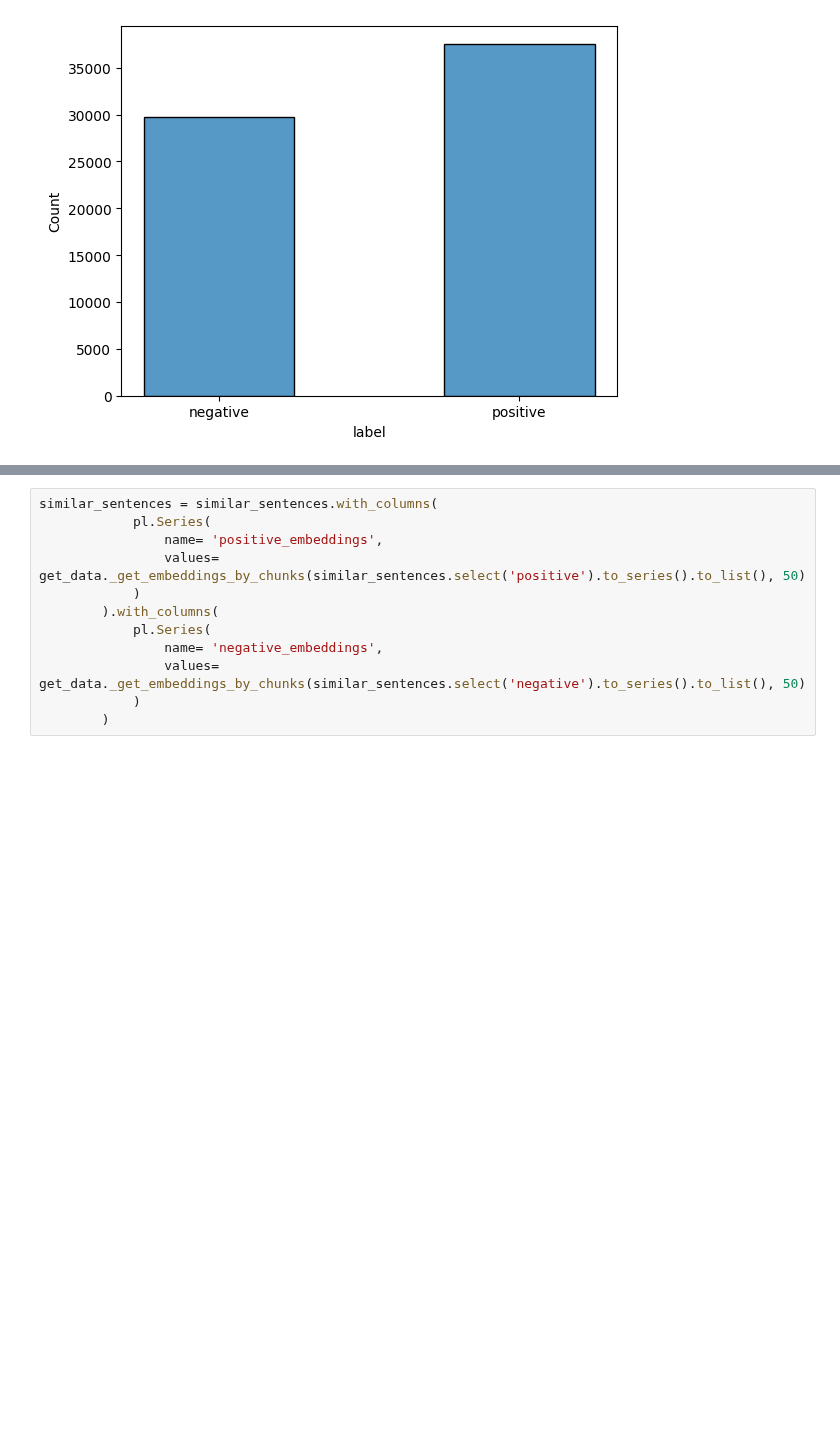
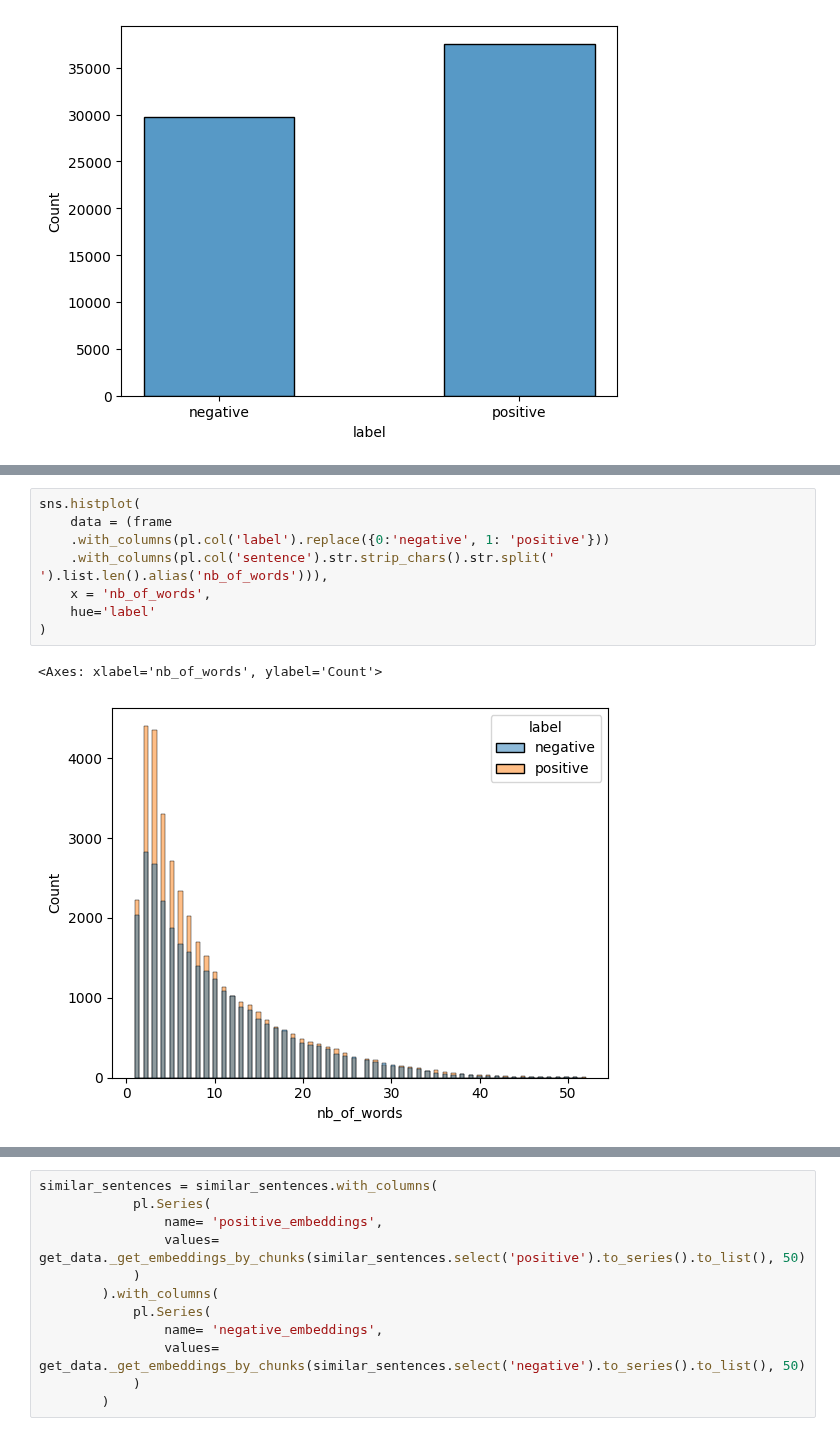
Before and after one commit to faunebl/thesis, a Jupyter notebook: importing_new_db.ipynb, the cells around one changed output, grey strips where cells are left out. Cells and saved outputs as stored; diff of their text form; blank space fills up the shorter version.

```diff
--- a/importing_new_db.ipynb
+++ b/importing_new_db.ipynb
@@ -44,6 +46,17 @@ shape: (9, 3)
 | "50%" | null | null |
 | "75%" | null | null |
 | "max" | "zzzzzzzzz " | "zoom ! " |
+# %%
+sns.histplot(
+    data = (frame
+    .with_columns(pl.col('label').replace({0:'negative', 1: 'positive'}))
+    .with_columns(pl.col('sentence').str.strip_chars().str.split(' ').list.len().alias('nb_of_words'))),
+    x = 'nb_of_words',
+    hue='label'
+)
+# %% [output]
+<Axes: xlabel='nb_of_words', ylabel='Count'>
+[figure, added]
 # %%
 similar_sentences = (
     frame
```
Also changed, not shown: parts of 13 cells of this notebook, 1 other file.
